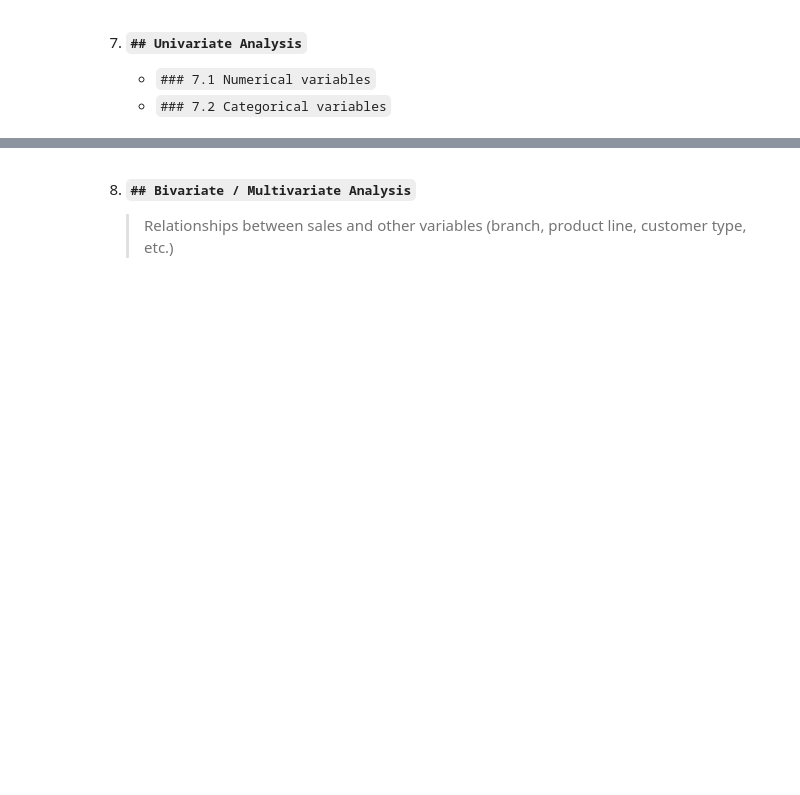
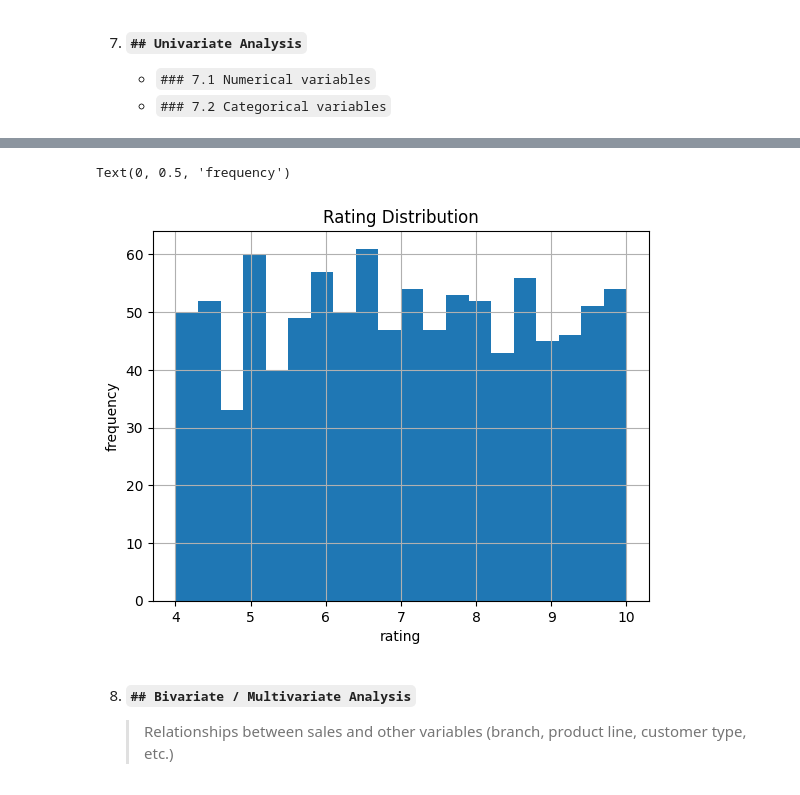
Before and after one commit to martinpapaleo/data-science-learning, a Jupyter notebook: phase1/sales_supermarket/sales_supermarket_eda.ipynb, the cells around one changed output, grey strips where cells are left out. Drawn from its saved outputs; the diff is of its cells as text; code cells hidden in the pictures; blank space fills up the shorter version.

```diff
--- a/phase1/sales_supermarket/sales_supermarket_eda.ipynb
+++ b/phase1/sales_supermarket/sales_supermarket_eda.ipynb
@@ -178,3 +227,12 @@ df[['Year', 'Month', 'Weekday', 'Day']].head()
+# %%
+#Rating Distribution
+df['Rating'].hist(bins=20)
+plt.title('Rating Distribution')
+plt.xlabel('rating')
+plt.ylabel('frequency')
+# %% [output]
+Text(0, 0.5, 'frequency')
+[figure, added]
 # %% [markdown]
 8. **`## Bivariate / Multivariate Analysis`**
 
```
Also changed, not shown: parts of 4 cells of this notebook.
